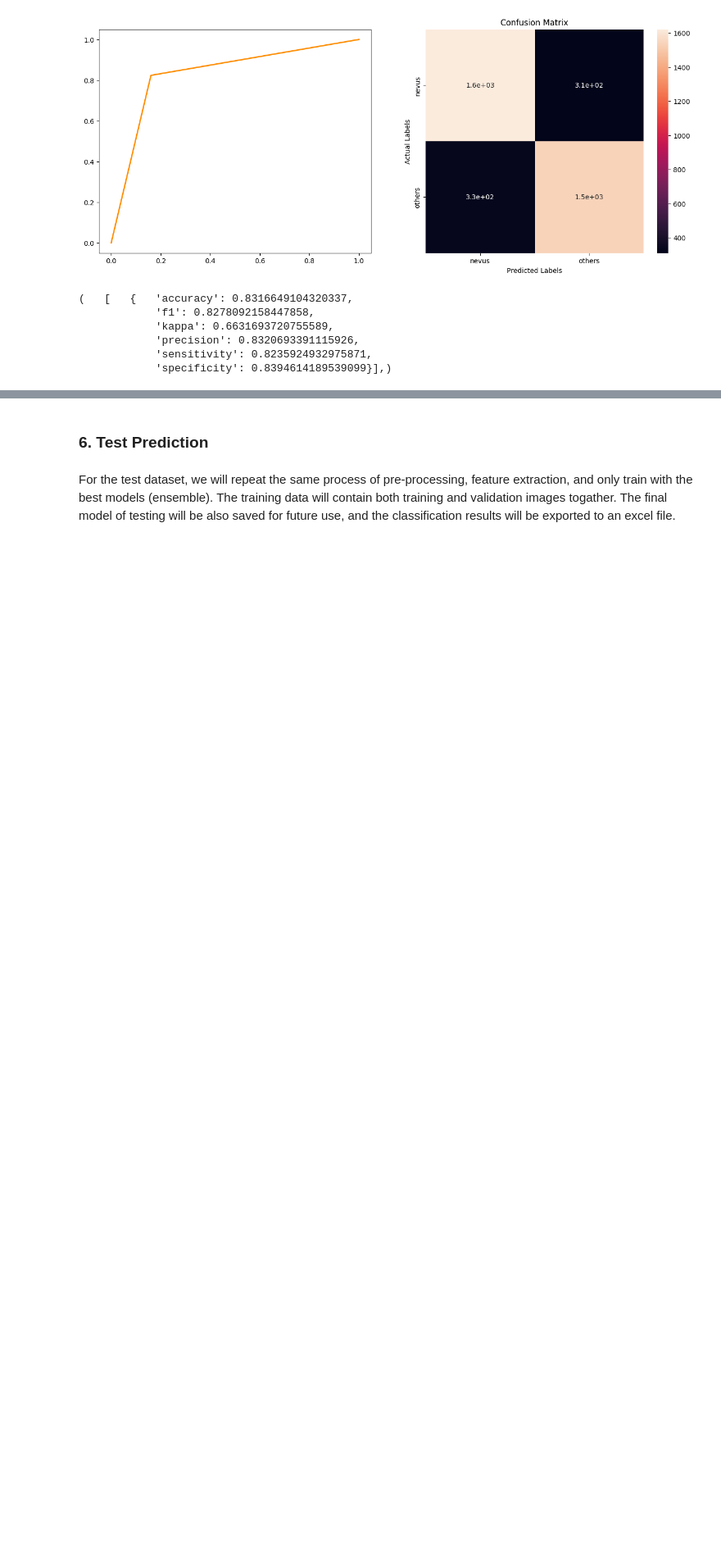
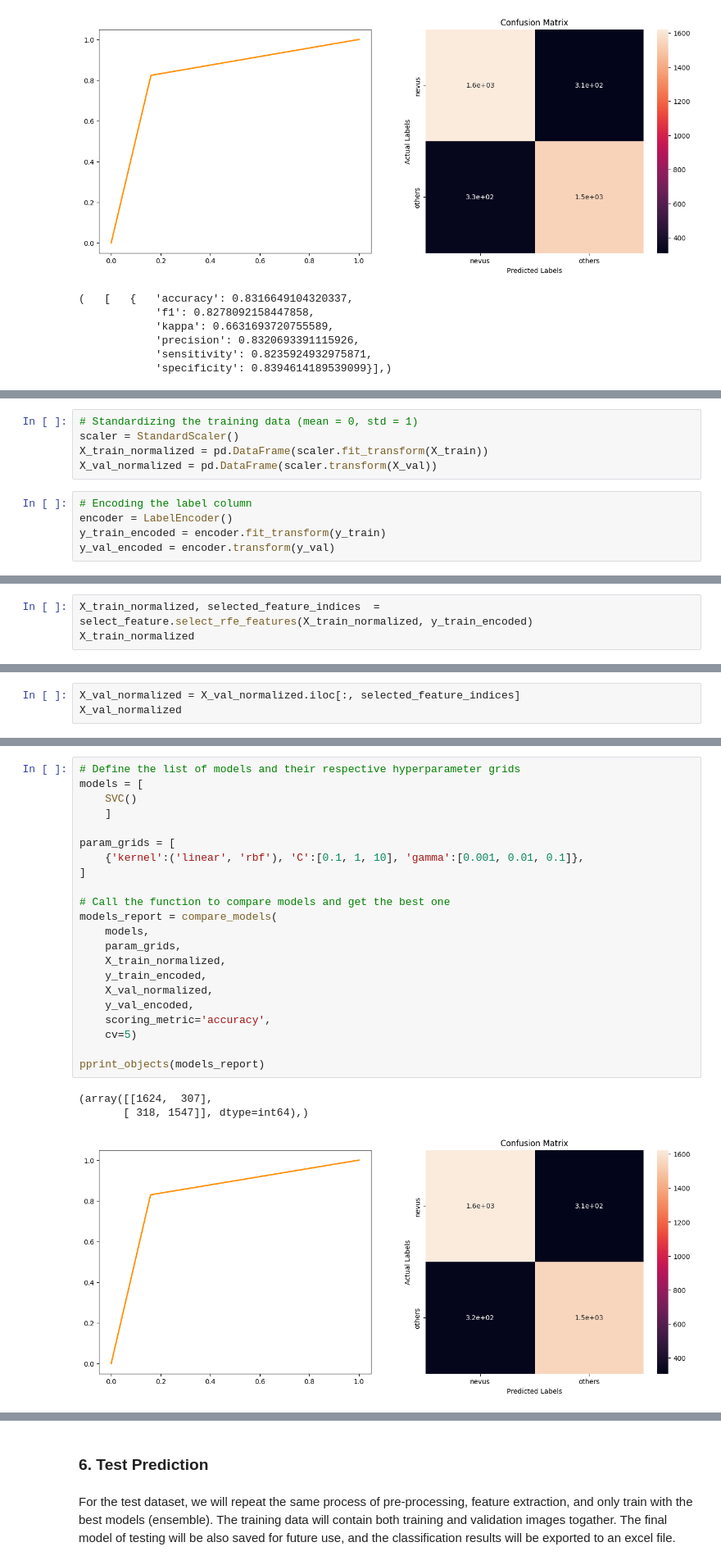
Before and after one commit to lui-alvarez/Melanoma-classification-using-machine-learning, a Jupyter notebook: notebooks/HabibAlvarez_challenge1.ipynb, the cells around one changed output, grey strips where cells are left out. Shown: that part at 82% size. Cells and saved outputs as stored; diff of their text form; blank space fills up the shorter version.

Commit message:
better binary results, saving best model

```diff
--- a/notebooks/HabibAlvarez_challenge1.ipynb
+++ b/notebooks/HabibAlvarez_challenge1.ipynb
@@ -1186,0 +1279,10 @@ pprint_objects(models_report)
+# %%
+# Standardizing the training data (mean = 0, std = 1)
+scaler = StandardScaler()
+X_train_normalized = pd.DataFrame(scaler.fit_transform(X_train))
+X_val_normalized = pd.DataFrame(scaler.transform(X_val))
+# %%
+# Encoding the label column
+encoder = LabelEncoder()
+y_train_encoded = encoder.fit_transform(y_train)
+y_val_encoded = encoder.transform(y_val)
@@ -1186,0 +1293,3 @@ pprint_objects(models_report)
+# %%
+X_train_normalized, selected_feature_indices  = select_feature.select_rfe_features(X_train_normalized, y_train_encoded)
+X_train_normalized
@@ -1186,0 +1344,3 @@ pprint_objects(models_report)
+# %%
+X_val_normalized = X_val_normalized.iloc[:, selected_feature_indices]
+X_val_normalized
@@ -1186,0 +1361,26 @@ pprint_objects(models_report)
+# %%
+# Define the list of models and their respective hyperparameter grids
+models = [
+    SVC()
+    ]
+
+param_grids = [
+    {'kernel':('linear', 'rbf'), 'C':[0.1, 1, 10], 'gamma':[0.001, 0.01, 0.1]},
+]
+
+# Call the function to compare models and get the best one
+models_report = compare_models(
+    models,
+    param_grids,
+    X_train_normalized,
+    y_train_encoded,
+    X_val_normalized,
+    y_val_encoded,
+    scoring_metric='accuracy',
+    cv=5)
+
+pprint_objects(models_report)
+# %% [output]
+(array([[1624,  307],
+       [ 318, 1547]], dtype=int64),)
+[figure, added]
```
Also changed, not shown: parts of 29 cells of this notebook, 4 other files.
